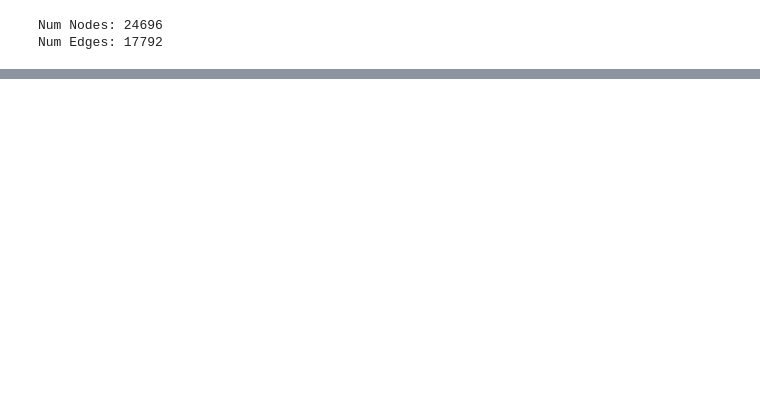
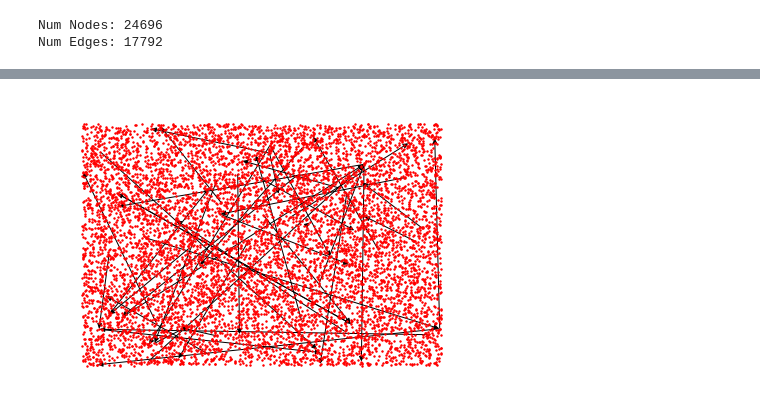
Before and after one commit to ZaccWu/botImpact, a Jupyter notebook: Dataset/baidu/dp_baidu_evidence.ipynb, the cells around one changed output, grey strips where cells are left out. Drawn from its saved outputs; the diff is of its cells as text; code cells hidden in the pictures; blank space fills up the shorter version.

```diff
--- a/Dataset/baidu/dp_baidu_evidence.ipynb
+++ b/Dataset/baidu/dp_baidu_evidence.ipynb
@@ -113,0 +95,25 @@ ValueError: can only convert an array of size 1 to a Python scalar
+# %%
+# 获取标签为 "A" 的节点
+# 获取节点的标签值
+node_labels = nx.get_node_attributes(G, "label")
+
+# 获取标签为 "A" 的节点
+nodes_to_draw1 = [n for n, v in node_labels.items() if v == 1]
+nodes_to_draw0 = [n for n, v in node_labels.items() if v == 0]
+
+subgraph = G.subgraph(nodes_to_draw1+nodes_to_draw0)
+
+# 获取标签为 "A" 的节点相连的边
+#edges_to_draw = [(u, v) for u, v in G.edges() if u in nodes_to_draw1 and v in nodes_to_draw0]
+
+# 绘制图形
+# nx.draw_networkx_nodes(G, pos=nx.spring_layout(G), nodelist=nodes_to_draw1, node_color="r")
+# print("1")
+# nx.draw_networkx_nodes(G, pos=nx.spring_layout(G), nodelist=nodes_to_draw0, node_color="b")
+# print("2")
+#nx.draw_networkx_edges(G, pos=nx.random_layout(G), edgelist=edges_to_draw)
+nx.draw(subgraph, pos=nx.random_layout(subgraph), node_color="r", node_size=2)
+# 显示图形
+plt.show()
+# %% [output]
+[figure, added]
```
Also changed, not shown: parts of 5 cells of this notebook.
